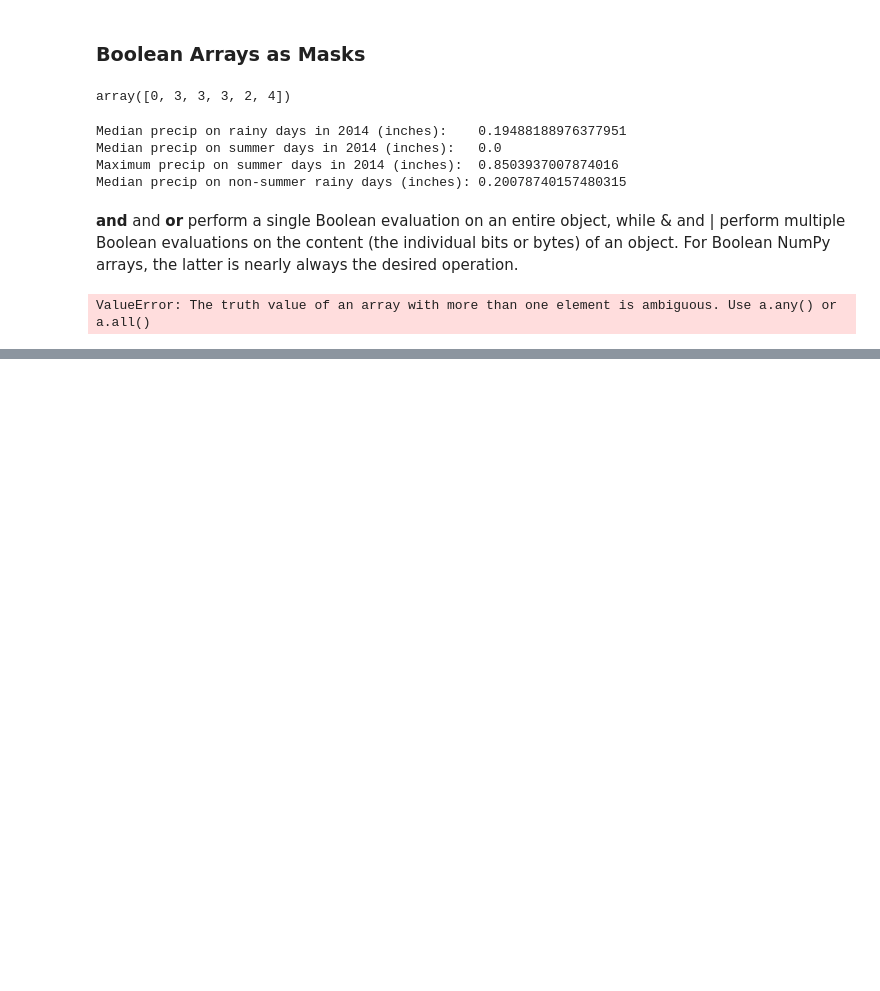
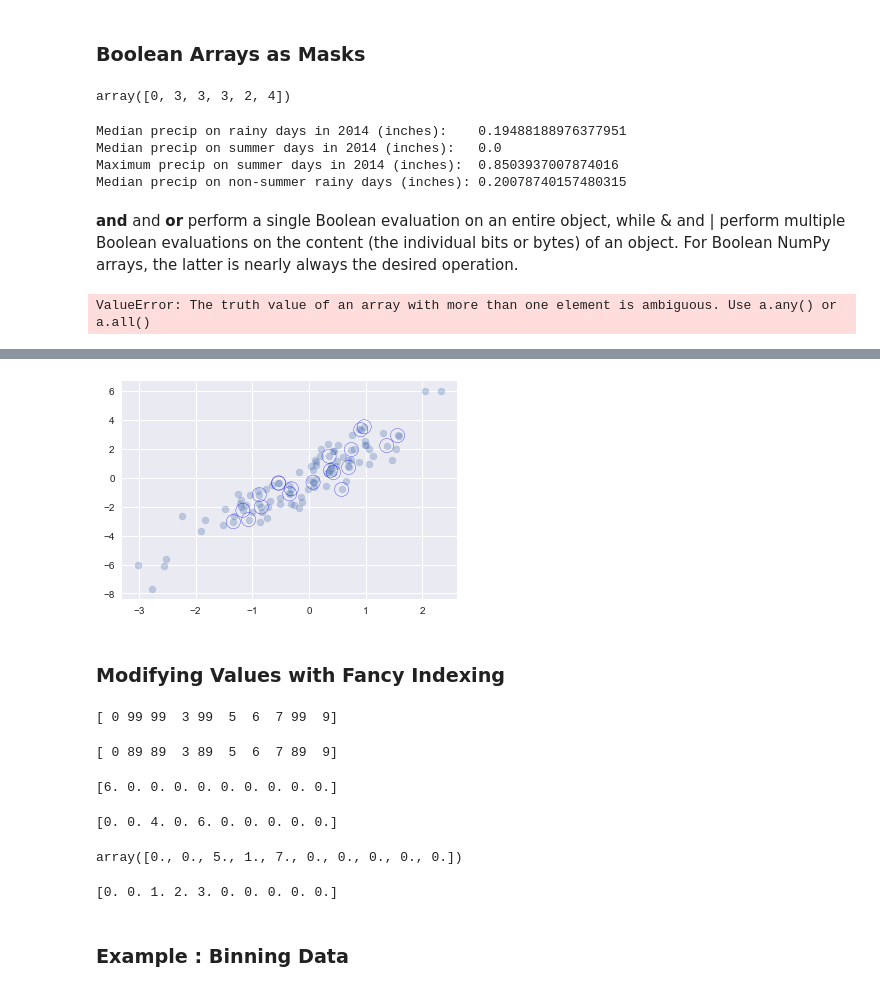
Before and after one commit to jbuisine/python-learn, a Jupyter notebook: 02.Numpy/Numpy.ipynb, the cells around one changed output, grey strips where cells are left out. Saved outputs shown, nothing was run; the diff lists cells and outputs as text; code cells hidden in the pictures; blank space fills up the shorter version.

```diff
--- a/02.Numpy/Numpy.ipynb
+++ b/02.Numpy/Numpy.ipynb
@@ -1111,0 +1224,46 @@ ValueError: The truth value of an array with more than one element is ambiguous.
+# %%
+plt.scatter(X[:, 0], X[:, 1], alpha=0.3)
+plt.scatter(selection[:, 0], selection[:, 1],
+            facecolor='none', s=200, edgecolors='b');
+# %% [output]
+[figure, added]
+# %% [markdown]
+### Modifying Values with Fancy Indexing
+# %%
+x = np.arange(10)
+i = np.array([2, 1, 8, 4])
+x[i] = 99
+print(x)
+# %% [output]
+[ 0 99 99  3 99  5  6  7 99  9]
+# %%
+x[i] -= 10 # using fancy indexes
+print(x)
+# %% [output]
+[ 0 89 89  3 89  5  6  7 89  9]
+# %%
+x = np.zeros(10)
+x[[0, 0]] = [4, 6] # x[0] = 4, followed by x[0] = 6.
+print(x)
+# %% [output]
+[6. 0. 0. 0. 0. 0. 0. 0. 0. 0.]
+# %%
+x = np.zeros(10)
+x[[2, 4]] = [4, 6] # x[2] = 4, followed by x[4] = 6.
+print(x)
+# %% [output]
+[0. 0. 4. 0. 6. 0. 0. 0. 0. 0.]
+# %%
+i = [2, 3, 3, 4, 4, 4]
+x[i] += 1
+x
+# %% [output]
+array([0., 0., 5., 1., 7., 0., 0., 0., 0., 0.])
+# %%
+x = np.zeros(10)
+np.add.at(x, i, 1) # each time an index in encountered 1 is added
+print(x)
+# %% [output]
+[0. 0. 1. 2. 3. 0. 0. 0. 0. 0.]
+# %% [markdown]
+### Example : Binning Data
```
Also changed, not shown: parts of 51 cells of this notebook.
